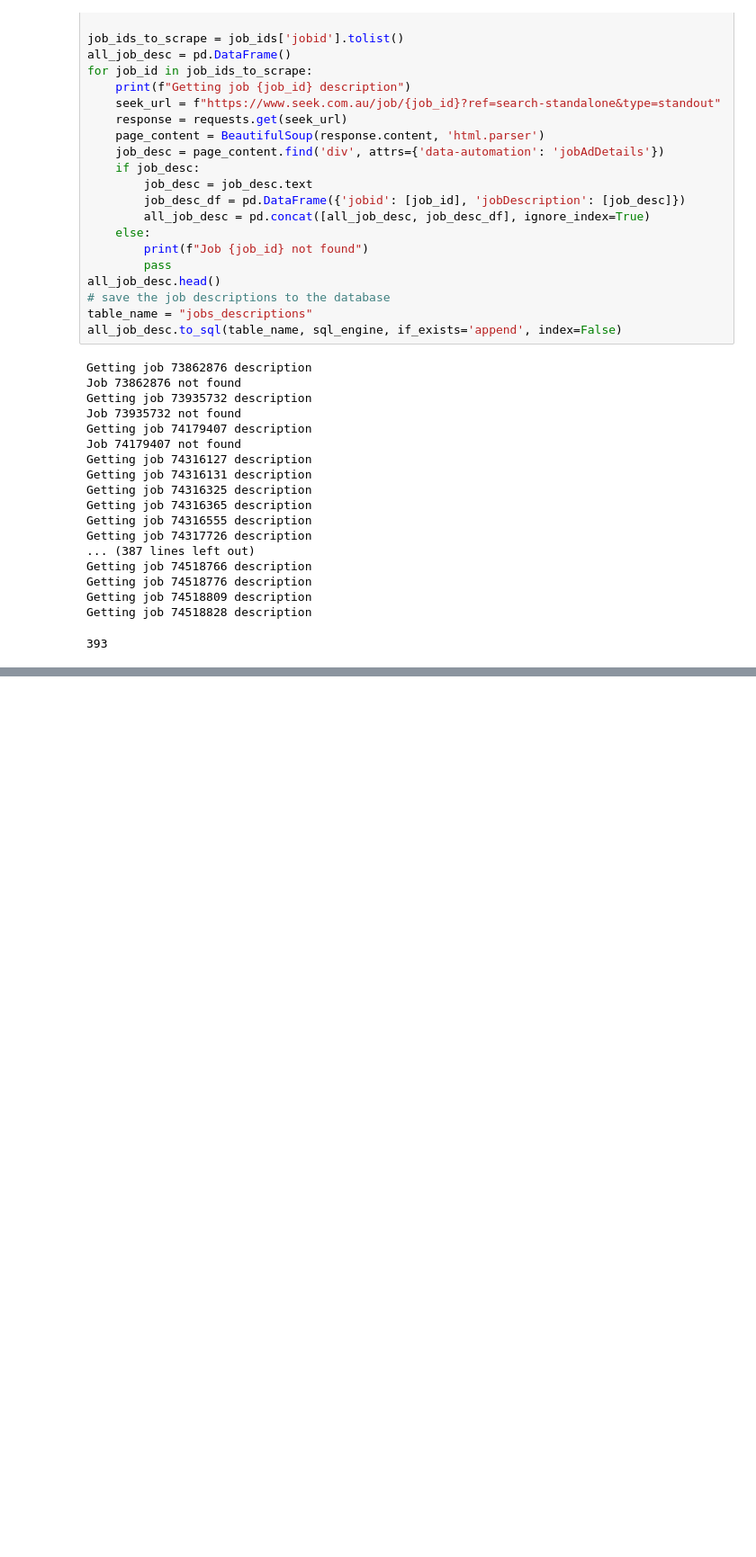
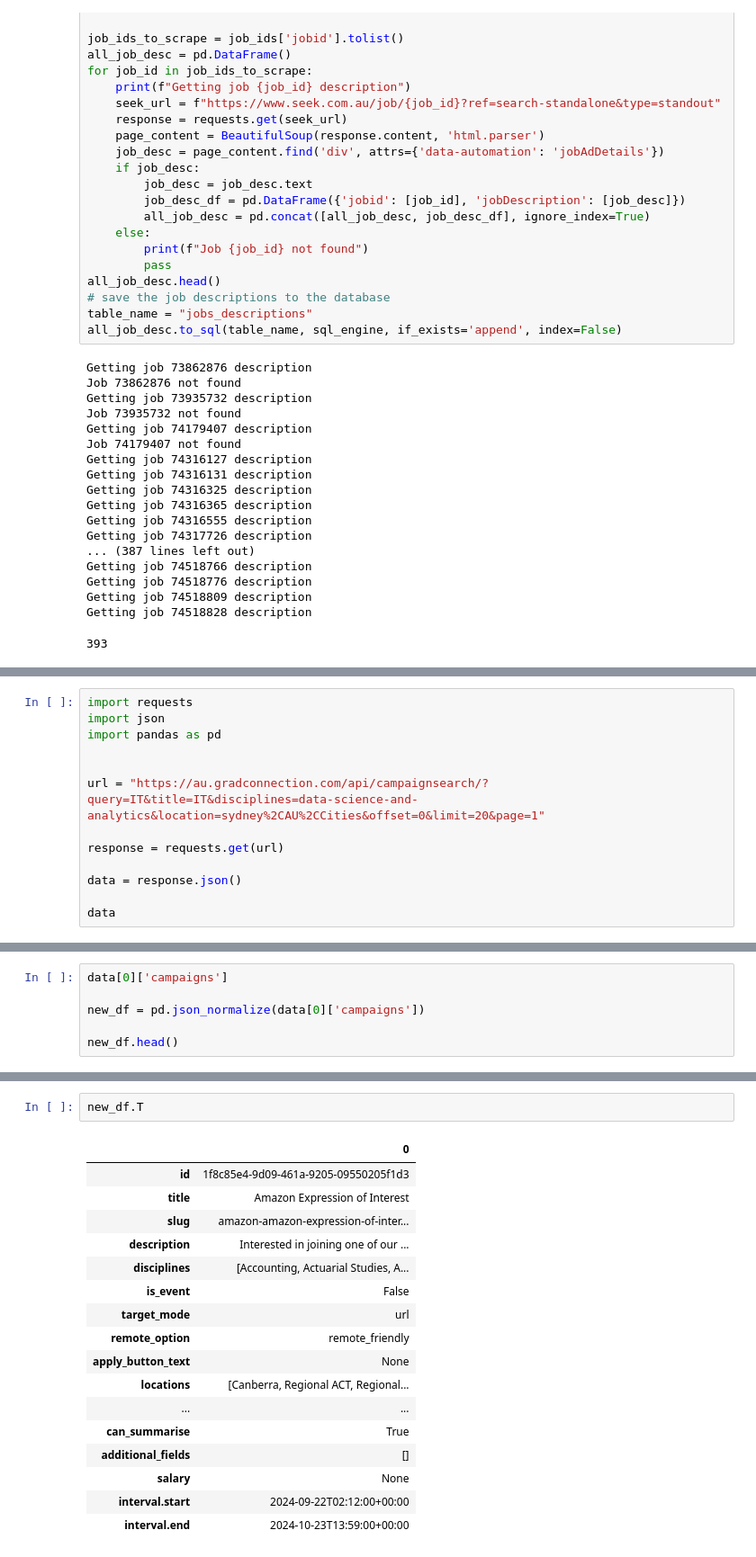
Before and after one commit to GitSujal/Data-Engineering-Evolution, a Jupyter notebook: test.ipynb, the cells around one changed output, grey strips where cells are left out. Shown: that part at 90% size. Drawn from its saved outputs; the diff is of its cells as text; blank space fills up the shorter version.

```diff
--- a/test.ipynb
+++ b/test.ipynb
@@ -296,0 +352,13 @@ Getting job 74518828 description
+# %%
+import requests
+import json
+import pandas as pd
+
+
+url = "https://au.gradconnection.com/api/campaignsearch/?query=IT&title=IT&disciplines=data-science-and-analytics&location=sydney%2CAU%2CCities&offset=0&limit=20&page=1"
+
+response = requests.get(url)
+
+data = response.json()
+
+data
@@ -296,0 +389,6 @@ Getting job 74518828 description
+# %%
+data[0]['campaigns']
+
+new_df = pd.json_normalize(data[0]['campaigns'])
+
+new_df.head()
@@ -296,0 +399,20 @@ Getting job 74518828 description
+# %%
+new_df.T
+# %% [output]
+|  | 0 |
+| id | 1f8c85e4-9d09-461a-9205-09550205f1d3 |
+| title | Amazon Expression of Interest |
+| slug | amazon-amazon-expression-of-inter... |
+| description | Interested in joining one of our ... |
+| disciplines | [Accounting, Actuarial Studies, A... |
+| is_event | False |
+| target_mode | url |
+| remote_option | remote_friendly |
+| apply_button_text | None |
+| locations | [Canberra, Regional ACT, Regional... |
+| ... | ... |
+| can_summarise | True |
+| additional_fields | [] |
+| salary | None |
+| interval.start | 2024-09-22T02:12:00+00:00 |
+| interval.end | 2024-10-23T13:59:00+00:00 |
```
Also changed, not shown: parts of 6 cells of this notebook, 15 other files.
